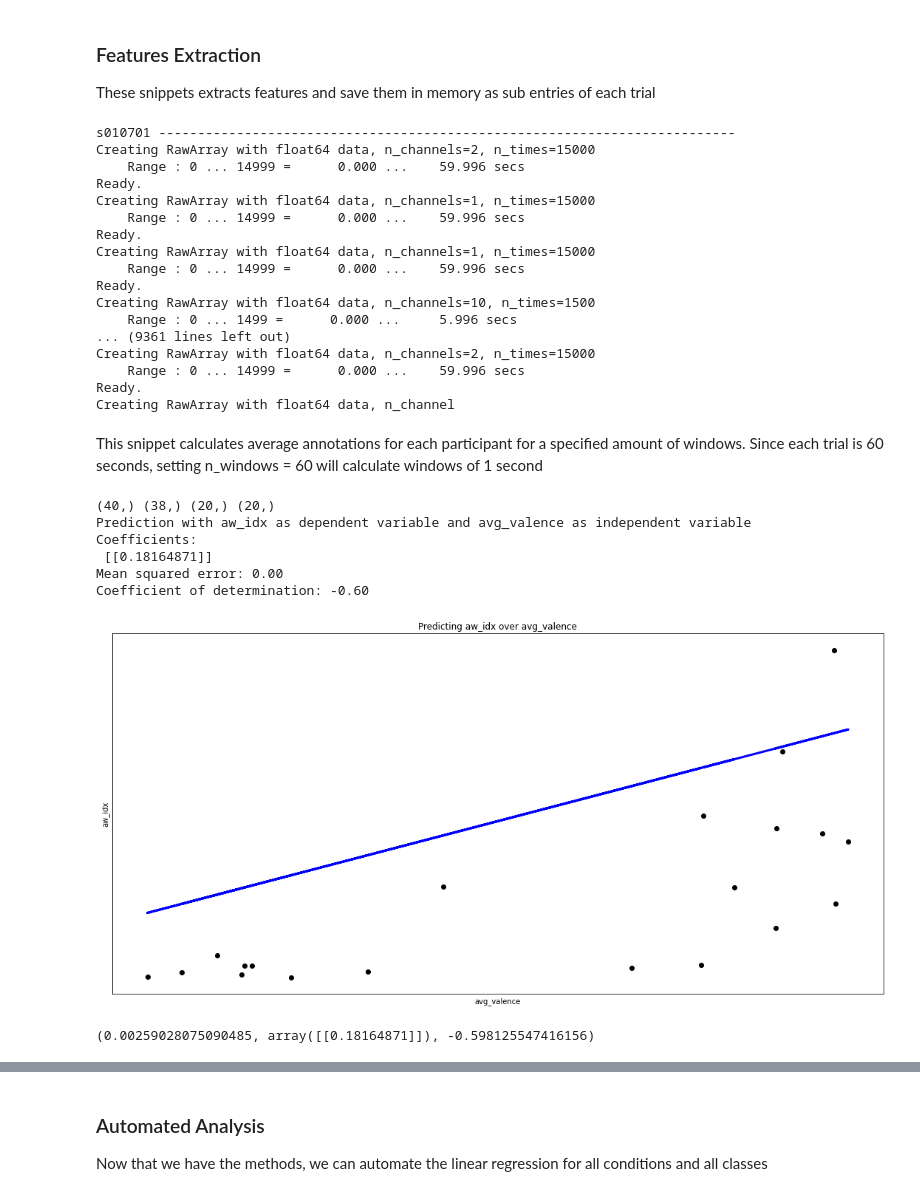
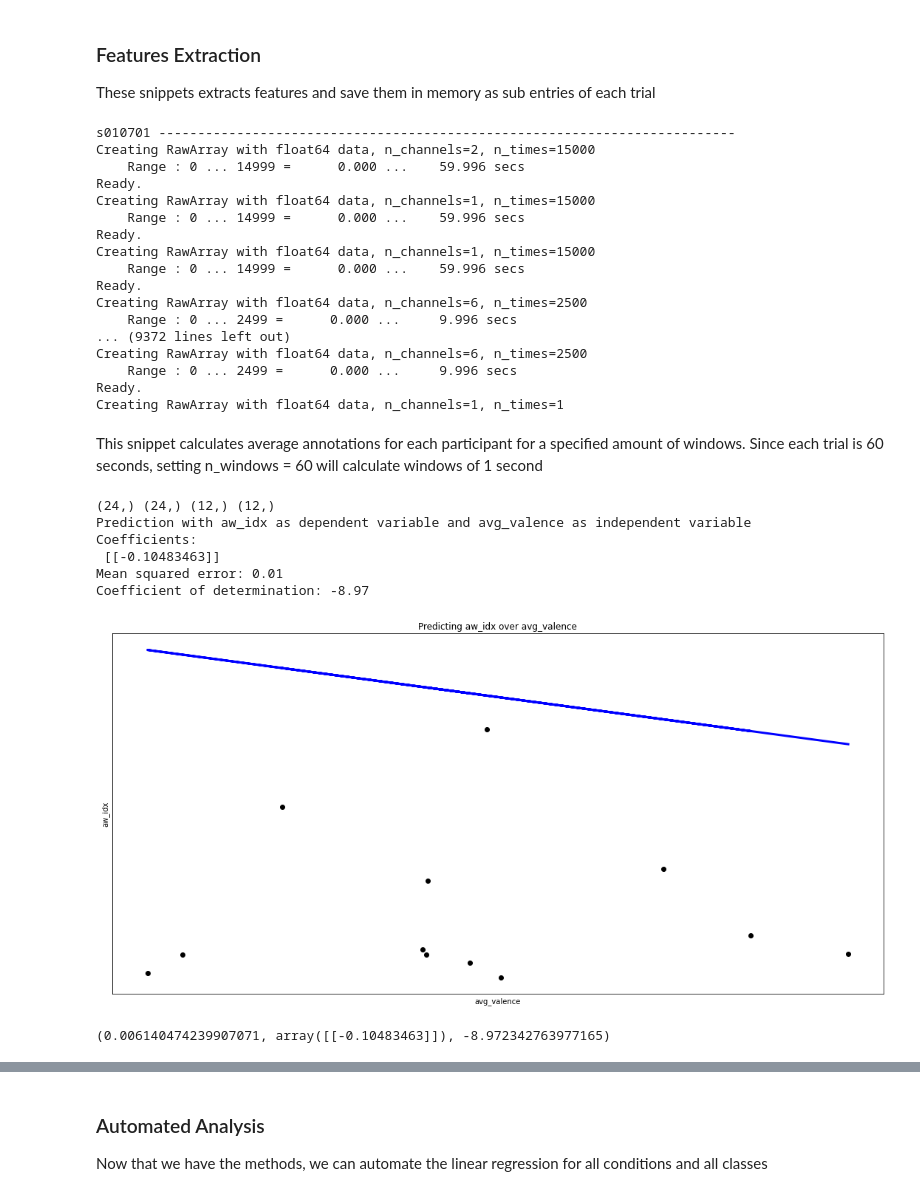
Before and after one commit to BRomans/EmotionMusic-Classification, a Jupyter notebook: notebooks/EM-DataExploration.ipynb, the cells around one changed output, grey strips where cells are left out. Cells and saved outputs as stored; diff of their text form; code cells hidden in the pictures.

```diff
--- a/notebooks/EM-DataExploration.ipynb
+++ b/notebooks/EM-DataExploration.ipynb
@@ -157,11 +139,0 @@ Percentage of pruned data: 10.0%
-# %%
-print("Original dataset", prep_dataset.keys(), '\n')
-to_be_removed = []
-for participant_id in prep_dataset:
-    if prep_dataset[participant_id]['bad_trials'] > 1:
-        print("Removing participant " + participant_id + " for poor data quality")
-        to_be_removed.append(participant_id)
-print("")
-for key in to_be_removed:
-    del prep_dataset[key]
-print("Pruned dataset",prep_dataset.keys())
@@ -173,18 +146,29 @@ Pruned dataset dict_keys(['s010701', 's010702', 's010703', 's010704', 's020701',
+# %%
+print("Original dataset", prep_dataset.keys(), '\n')
+to_be_removed = []
+for participant_id in prep_dataset:
+    if prep_dataset[participant_id]['bad_trials'] > 8:
+        print("Removing participant " + participant_id + " for poor data quality")
+        to_be_removed.append(participant_id)
+
+print("")
+for key in to_be_removed:
+    del prep_dataset[key]
+print("Pruned dataset",prep_dataset.keys())
 # %% [markdown]
 ### Features Extraction
 These snippets extracts features and save them in memory as sub entries of each trial
 # %%
 # Check the value of 'qi_cleaning' before launching
-
-window_size = 6
+skip_qc = False # Change to True if you wanna count all the trials
 sliding_step = window_size
 n_windows = 60.0
-split_data = {"buf": window_size, "sliding_step": sliding_step}
+split_data = {"buf": window_size, "sliding_step": sliding_step, "rest":False}
 ff_list = [("get_normalized_power_alpha", {'samp_rate': 250, 'h_freq':13.0, 'l_freq': 7.0})] # , 'ht_freq': 40.0, 'lt_freq': 0.5
 for participant_id in prep_dataset:
     print(participant_id, '--------------------------------------------------------------------------')
-    compute_participant_features(prep_dataset[participant_id], ff_list=ff_list, split_data=split_data, cleaned_eeg=qi_cleaning)
-    prep_dataset[participant_id] = participant_avg_annotation_windows(prep_dataset[participant_id], n_windows, w_size=window_size, cleaned_eeg=qi_cleaning)
+    compute_participant_features(prep_dataset[participant_id], ff_list=ff_list, split_data=split_data, cleaned_eeg=qi_cleaning, skip_qc=skip_qc)
+    prep_dataset[participant_id] = participant_avg_annotation_windows(prep_dataset[participant_id], n_windows, w_size=window_size, cleaned_eeg=qi_cleaning, skip_qc=skip_qc)
 # %% [output]
 s010701 --------------------------------------------------------------------------
 Creating RawArray with float64 data, n_channels=2, n_times=15000
@@ -196,50 +180,51 @@ Ready.
 Creating RawArray with float64 data, n_channels=1, n_times=15000
     Range : 0 ... 14999 =      0.000 ...    59.996 secs
 Ready.
-Creating RawArray with float64 data, n_channels=10, n_times=1500
-    Range : 0 ... 1499 =      0.000 ...     5.996 secs
-... (9361 lines left out)
-Creating RawArray with float64 data, n_channels=2, n_times=15000
-    Range : 0 ... 14999 =      0.000 ...    59.996 secs
+Creating RawArray with float64 data, n_channels=6, n_times=2500
+    Range : 0 ... 2499 =      0.000 ...     9.996 secs
+... (9372 lines left out)
+Creating RawArray with float64 data, n_channels=6, n_times=2500
+    Range : 0 ... 2499 =      0.000 ...     9.996 secs
 Ready.
-Creating RawArray with float64 data, n_channel
+Creating RawArray with float64 data, n_channels=1, n_times=1
 # %% [markdown]
 This snippet calculates average annotations for each participant for a specified amount of windows. Since each trial is 60 seconds, setting n_windows = 60 will calculate windows of 1 second
 # %%
 # AW Index and Valence
 participant_keys = [*prep_dataset]
 #np.random.shuffle(participant_keys)
 
-#train_participants = participant_keys[:-5]
-#test_participants = participant_keys[-5:]
+train_participants = participant_keys[:-3]
+test_participants = participant_keys[-3:]
+skip_qc = False # Change to True if you wanna count all the trials
 
 train_participants = ['s020701', 's010704']
 test_participants = ['s010701']
 
 plt.rcParams["figure.figsize"] = [15, 7.50]
 independent = 'avg_valence'
 dependent = 'aw_idx'
 condition = 'EC'
-trial_class = 'class_1_'
-x_train, y_train, x_test, y_test = valence_and_neuromarker(prep_dataset=prep_dataset, train_participants=train_participants, test_participants=test_participants, trial_class=trial_class, condition=condition, neuromarker=dependent)
+trial_class = 'class_4_'
+x_train, y_train, x_test, y_test = valence_and_neuromarker(prep_dataset=prep_dataset, train_participants=train_participants, test_participants=test_participants, trial_class=trial_class, condition=condition, neuromarker=dependent, skip_qc=skip_qc)
 
 print(x_train.shape, y_train.shape, x_test.shape, y_test.shape)
 
-x_train = x_train.reshape(-1, 1)[2:]
+x_train = x_train.reshape(-1, 1)
 y_train = y_train.reshape(-1, 1)
 x_test = x_test.reshape(-1, 1)
 y_test = y_test.reshape(-1, 1)
 
 lin_regression(x_train, y_train, x_test, y_test, d_label=dependent, i_label=independent, plot=True)
 # %% [output]
-(40,) (38,) (20,) (20,)
+(24,) (24,) (12,) (12,)
 Prediction with aw_idx as dependent variable and avg_valence as independent variable
 Coefficients:
- [[0.18164871]]
-Mean squared error: 0.00
-Coefficient of determination: -0.60
+ [[-0.10483463]]
+Mean squared error: 0.01
+Coefficient of determination: -8.97
-[figure, old version]
+[figure, new version]
-(0.00259028075090485, array([[0.18164871]]), -0.598125547416156)
+(0.006140474239907071, array([[-0.10483463]]), -8.972342763977165)
 # %%
 # AW Index and Arousal
 participant_keys = [*prep_dataset]
```
Also changed, not shown: parts of 12 cells of this notebook.
